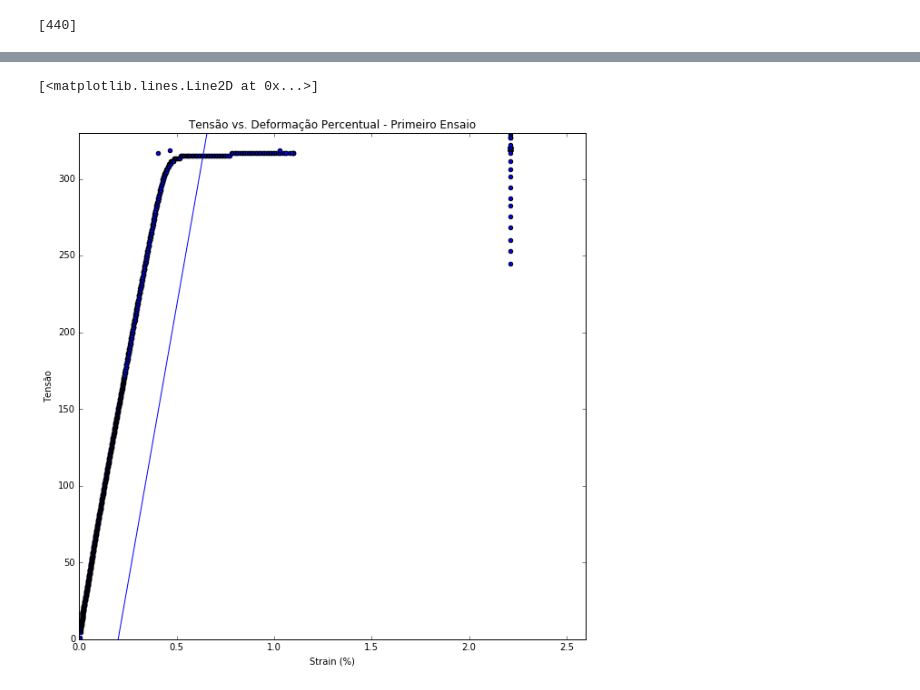
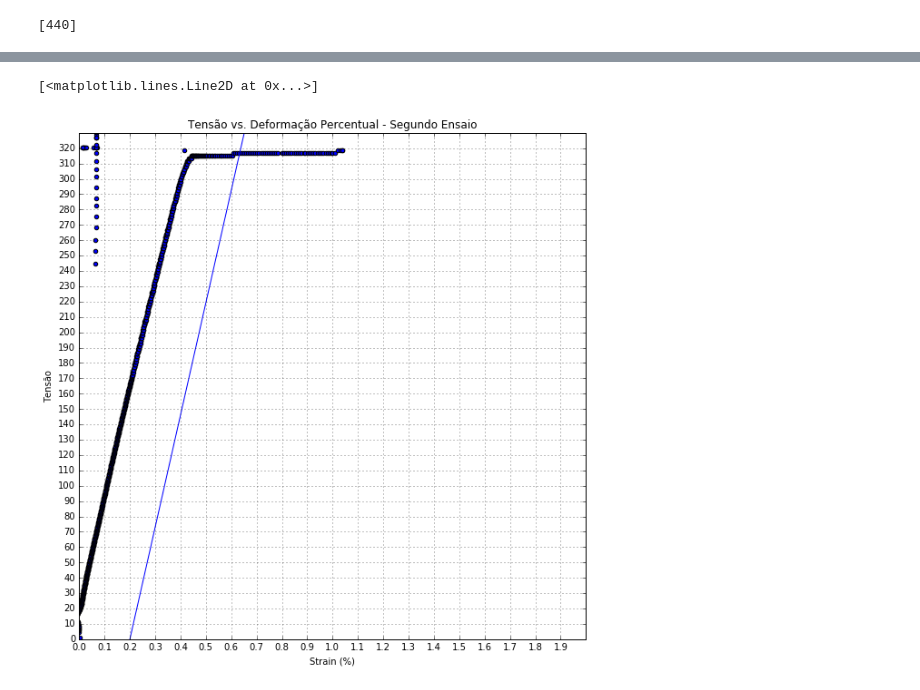
Before and after one commit to alcapriles/desconstruindoamateria, a Jupyter notebook: relatorio1.ipynb, the cells around one changed output, grey strips where cells are left out. Drawn from its saved outputs; the diff is of its cells as text; code cells hidden in the pictures.

```diff
--- a/relatorio1.ipynb
+++ b/relatorio1.ipynb
@@ -50,0 +53,23 @@ ensaio1[440:441]
+# %%
+ensaio1.plot(kind='scatter', x='Strain (%)', y='Tensão', figsize=(10,10))
+plt.axis([0,2,0,330])
+plt.title('Tensão vs. Deformação Percentual - Primeiro Ensaio')
+plt.xticks(np.arange(0, 2, 0.1))
+plt.yticks(np.arange(0, 330, 10))
+plt.grid()
+
+x_min1, x_max1 = 0.2,0.8
+y_min1, y_max1 = 0, slope1*(x_max1-x_min1)
+plt.plot([x_min1, x_max1], [y_min1, y_max1])
+
+regiao_linear_y1 = [ensaio1['Tensão'][i] for i in range(100,500)]
+regiao_linear_x1 = [ensaio1['Strain (%)'][i] for i in range(100,500)]
+
+slope1, intercept = np.polyfit(regiao_linear_x1, regiao_linear_y1, 1)
+print(slope1)
+
+regiao_linear_y2 = [ensaio2['Tensão'][i] for i in range(100,500)]
+regiao_linear_x2 = [ensaio2['Strain (%)'][i] for i in range(100,500)]
+
+slope2, intercept = np.polyfit(regiao_linear_x2, regiao_linear_y2, 1)
+print(slope2)
@@ -51,11 +80,14 @@ ensaio1[440:441]
 # %%
-ensaio1.plot(kind='scatter', x='Strain (%)', y='Tensão', figsize=(10,10))
-plt.axis([0,2.6,0,330])
-plt.title('Tensão vs. Deformação Percentual - Primeiro Ensaio')
+ensaio2.plot(kind='scatter', x='Strain (%)', y='Tensão', figsize=(10,10))
+plt.axis([0,2,0,330])
+plt.title('Tensão vs. Deformação Percentual - Segundo Ensaio')
+plt.yticks(np.arange(0, 330, 10))
+plt.xticks(np.arange(0, 2, 0.1))
+plt.grid()
 
-x_min, x_max = 0.2,0.8
-y_min, y_max = 0, slope1*(x_max-x_min)
-plt.plot([x_min, x_max], [y_min, y_max])
+x_min2, x_max2 = 0.2,0.8
+y_min2, y_max2 = 0, slope2*(x_max2-x_min2)
+plt.plot([x_min2, x_max2], [y_min2, y_max2])
 # %% [output]
 [<matplotlib.lines.Line2D at 0x...>]
-[figure, old version]
+[figure, new version]
```
Also changed, not shown: parts of 6 cells of this notebook.
